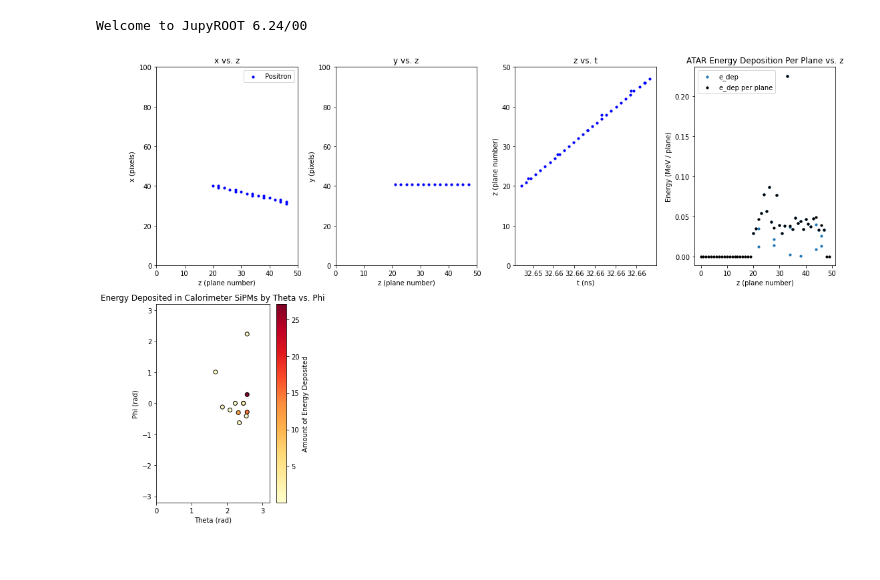
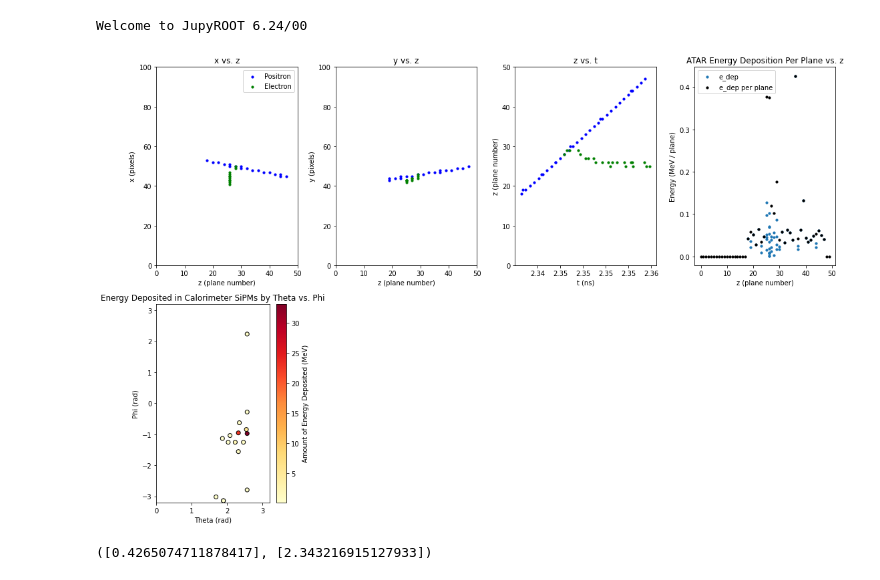
Before and after one commit to blah151/ATAR-Decay-Exploration, a Jupyter notebook: event_visualizer_test.ipynb, the cells around one changed output. Saved outputs shown, nothing was run; the diff lists cells and outputs as text; code cells hidden in the pictures.

Commit message:
Cleaned up code and improved class comments. Also overloaded visualize_event() to allow user to specify parameters optionally.

```diff
--- a/event_visualizer_test.ipynb
+++ b/event_visualizer_test.ipynb
@@ -12,5 +11,6 @@ tree_atar, tree_calo = EV.get_trees(input_file)
-# %%
-#Params: Should be only 1) File name, 2) Event index
-max_Es, gap_times = EV.visualize_event(tree_atar, tree_calo, False, False, 314)
-# %% [output]
-[figure, removed]
+# %%
+#The most basic functionality for displaying our event.
+EV.visualize_event(input_file, 1)
+# %% [output]
+[figure, added]
+([0.4265074711878417], [2.343216915127933])
```
Also changed, not shown: parts of 3 cells of this notebook, 3 other files.
